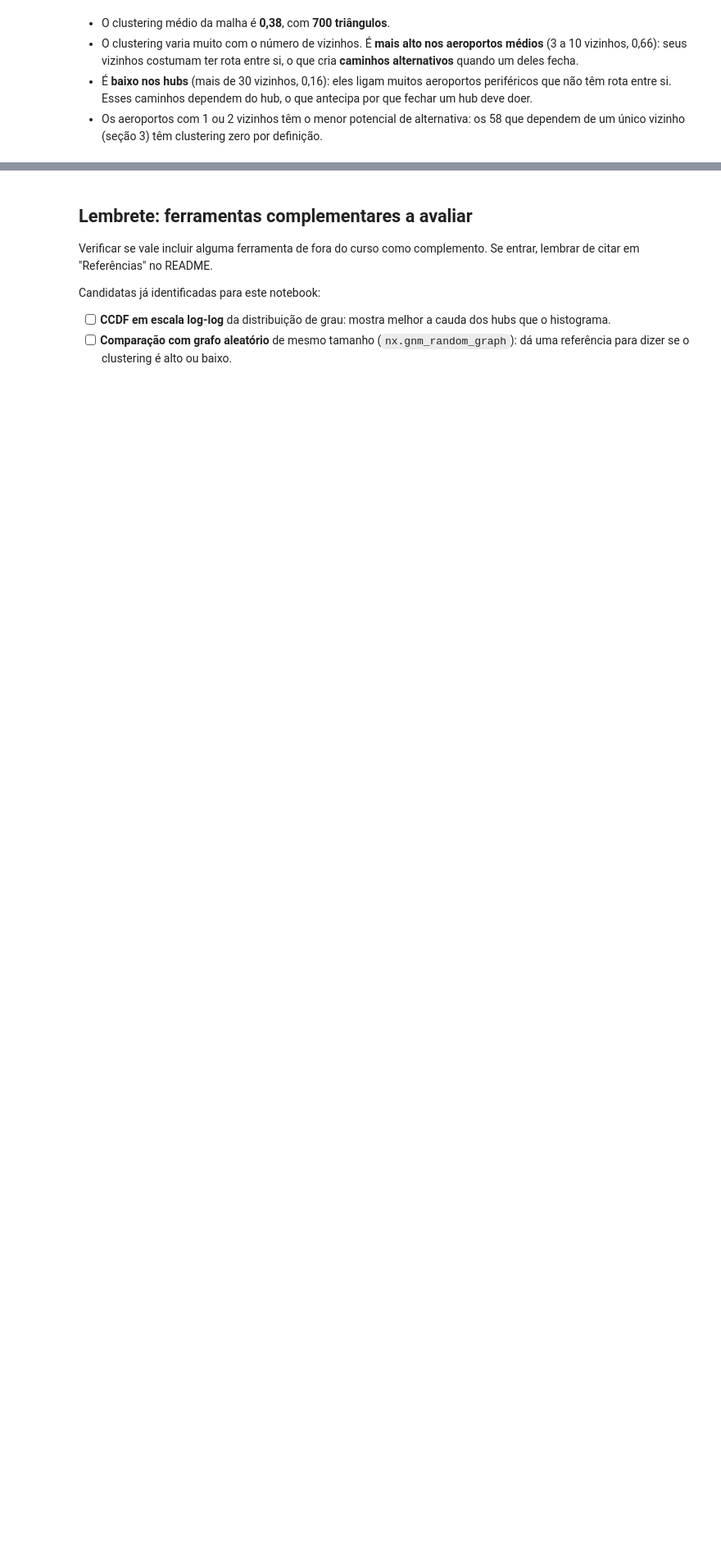
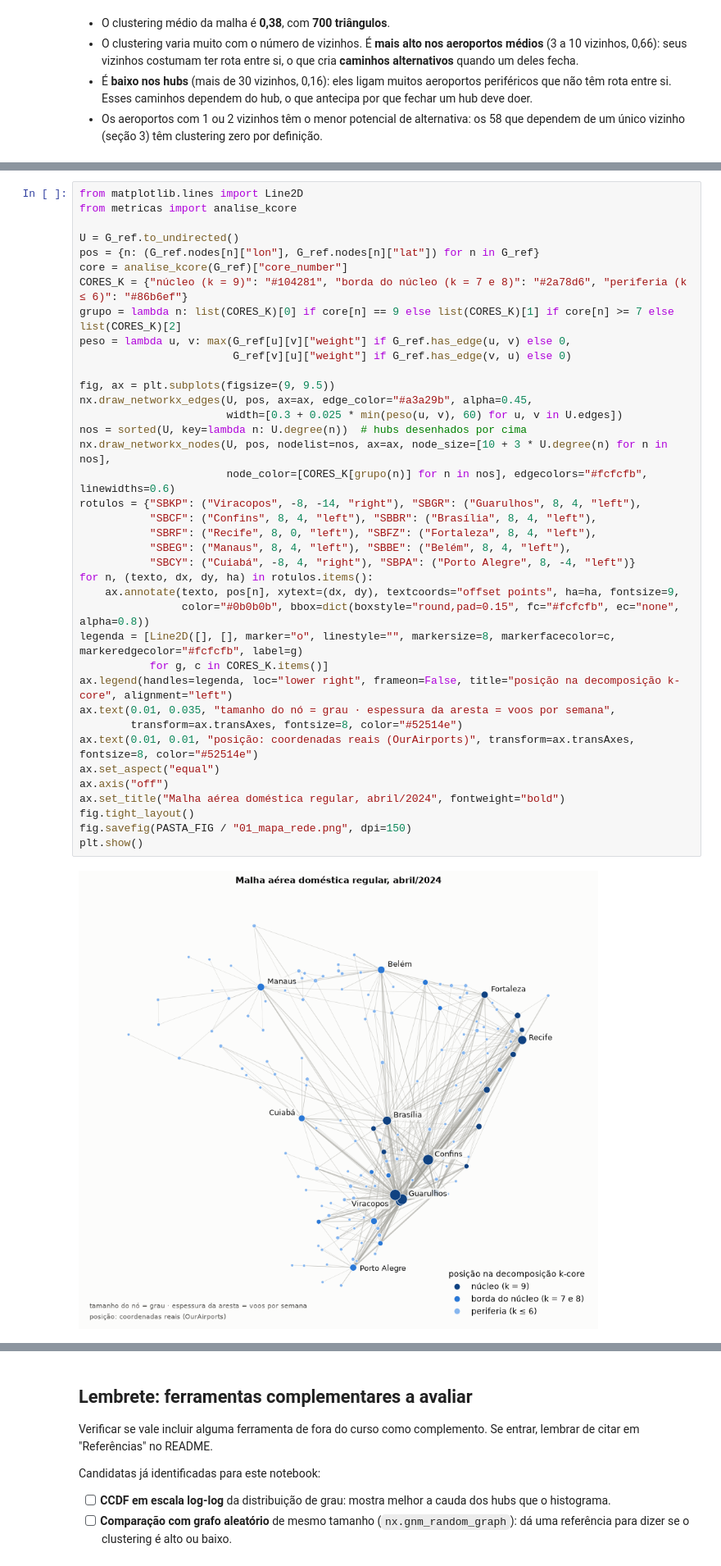
Before and after one commit to renanaqn/malha-aerea-grafo, a Jupyter notebook: notebooks/01_descricao_rede.ipynb, the cells around one changed output, grey strips where cells are left out. Shown at 82% size. Cells and saved outputs as stored; diff of their text form; blank space fills up the shorter version.

Commit message:
análise: grafo desenhado no mapa e comparação antes e depois de POA

```diff
--- a/notebooks/01_descricao_rede.ipynb
+++ b/notebooks/01_descricao_rede.ipynb
@@ -313,0 +319,40 @@ triângulos na malha: 700
+# %%
+from matplotlib.lines import Line2D
+from metricas import analise_kcore
+
+U = G_ref.to_undirected()
+pos = {n: (G_ref.nodes[n]["lon"], G_ref.nodes[n]["lat"]) for n in G_ref}
+core = analise_kcore(G_ref)["core_number"]
+CORES_K = {"núcleo (k = 9)": "#104281", "borda do núcleo (k = 7 e 8)": "#2a78d6", "periferia (k ≤ 6)": "#86b6ef"}
+grupo = lambda n: list(CORES_K)[0] if core[n] == 9 else list(CORES_K)[1] if core[n] >= 7 else list(CORES_K)[2]
+peso = lambda u, v: max(G_ref[u][v]["weight"] if G_ref.has_edge(u, v) else 0,
+                        G_ref[v][u]["weight"] if G_ref.has_edge(v, u) else 0)
+
+fig, ax = plt.subplots(figsize=(9, 9.5))
+nx.draw_networkx_edges(U, pos, ax=ax, edge_color="#a3a29b", alpha=0.45,
+                       width=[0.3 + 0.025 * min(peso(u, v), 60) for u, v in U.edges])
+nos = sorted(U, key=lambda n: U.degree(n))  # hubs desenhados por cima
+nx.draw_networkx_nodes(U, pos, nodelist=nos, ax=ax, node_size=[10 + 3 * U.degree(n) for n in nos],
+                       node_color=[CORES_K[grupo(n)] for n in nos], edgecolors="#fcfcfb", linewidths=0.6)
+rotulos = {"SBKP": ("Viracopos", -8, -14, "right"), "SBGR": ("Guarulhos", 8, 4, "left"),
+           "SBCF": ("Confins", 8, 4, "left"), "SBBR": ("Brasília", 8, 4, "left"),
+           "SBRF": ("Recife", 8, 0, "left"), "SBFZ": ("Fortaleza", 8, 4, "left"),
+           "SBEG": ("Manaus", 8, 4, "left"), "SBBE": ("Belém", 8, 4, "left"),
+           "SBCY": ("Cuiabá", -8, 4, "right"), "SBPA": ("Porto Alegre", 8, -4, "left")}
+for n, (texto, dx, dy, ha) in rotulos.items():
+    ax.annotate(texto, pos[n], xytext=(dx, dy), textcoords="offset points", ha=ha, fontsize=9,
+                color="#0b0b0b", bbox=dict(boxstyle="round,pad=0.15", fc="#fcfcfb", ec="none", alpha=0.8))
+legenda = [Line2D([], [], marker="o", linestyle="", markersize=8, markerfacecolor=c, markeredgecolor="#fcfcfb", label=g)
+           for g, c in CORES_K.items()]
+ax.legend(handles=legenda, loc="lower right", frameon=False, title="posição na decomposição k-core", alignment="left")
+ax.text(0.01, 0.035, "tamanho do nó = grau · espessura da aresta = voos por semana",
+        transform=ax.transAxes, fontsize=8, color="#52514e")
+ax.text(0.01, 0.01, "posição: coordenadas reais (OurAirports)", transform=ax.transAxes, fontsize=8, color="#52514e")
+ax.set_aspect("equal")
+ax.axis("off")
+ax.set_title("Malha aérea doméstica regular, abril/2024", fontweight="bold")
+fig.tight_layout()
+fig.savefig(PASTA_FIG / "01_mapa_rede.png", dpi=150)
+plt.show()
+# %% [output]
+[figure, added]
```
Also changed, not shown: parts of 3 cells of this notebook, 5 other files.
